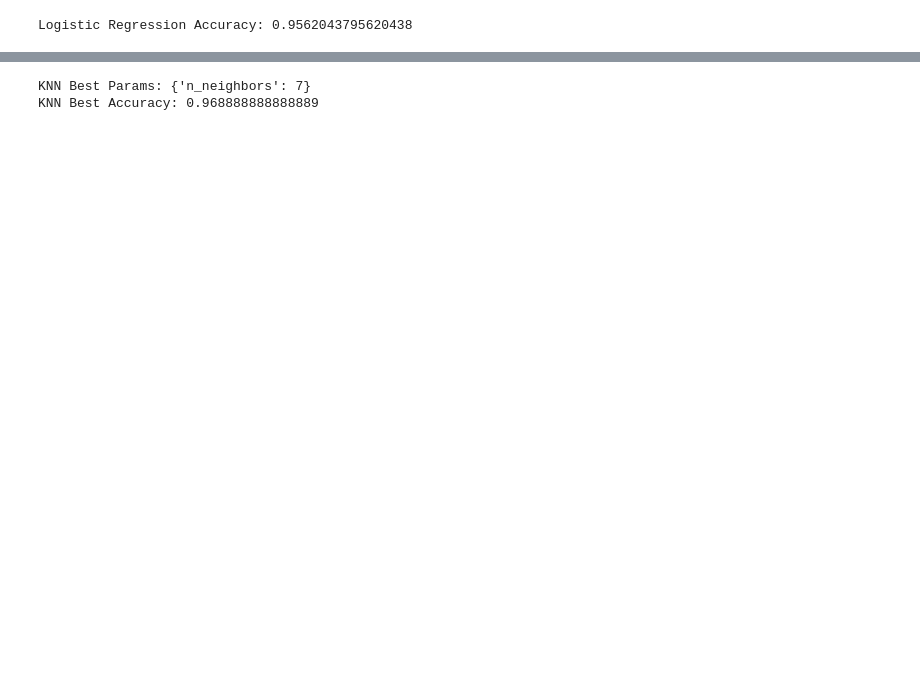
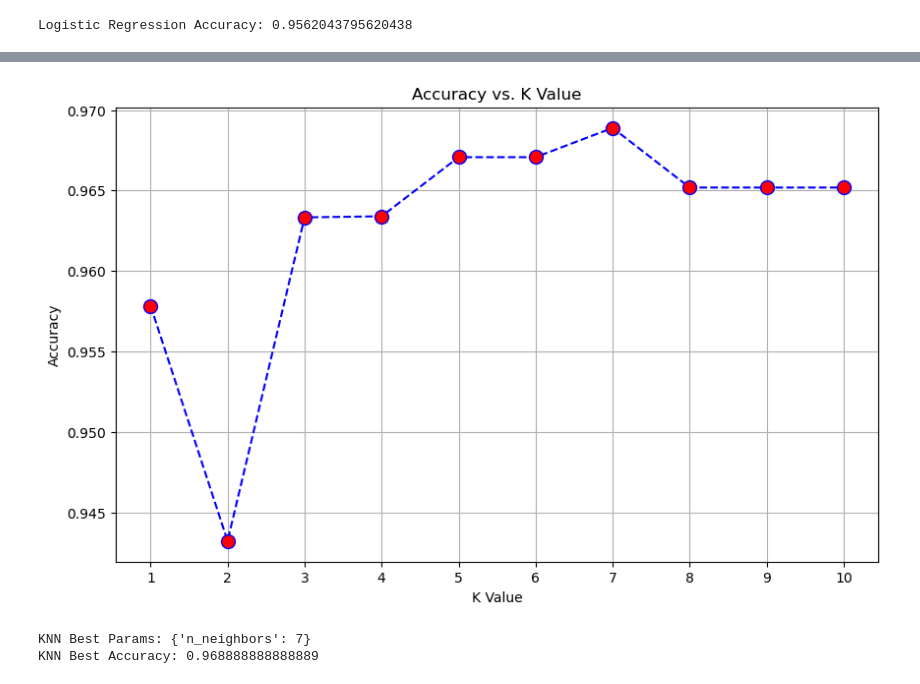
Before and after one commit to sarvesh-selvam/Breast-Cancer-Prediction, a Jupyter notebook: Breast Cancer Prediction (Code).ipynb, the cells around one changed output, grey strips where cells are left out. Drawn from its saved outputs; the diff is of its cells as text; code cells hidden in the pictures; blank space fills up the shorter version.

```diff
--- a/Breast Cancer Prediction (Code).ipynb
+++ b/Breast Cancer Prediction (Code).ipynb
@@ -289,3 +270,15 @@ knn_results
+# %%
+plt.figure(figsize=(10, 6))
+plt.plot(knn_results['param_n_neighbors'], knn_results['mean_test_score'], color='blue', linestyle='dashed', marker='o',
+         markerfacecolor='red', markersize=10)
+plt.title('Accuracy vs. K Value')
+plt.xlabel('K Value')
+plt.ylabel('Accuracy')
+plt.xticks(range(1, 11))
+plt.grid(True)
+plt.show()
+# %% [output]
+[figure, added]
 # %%
 # Fit the grid search objects
 knn_grid_search.fit(X_train, y_train)
```
Also changed, not shown: parts of 11 cells of this notebook.
